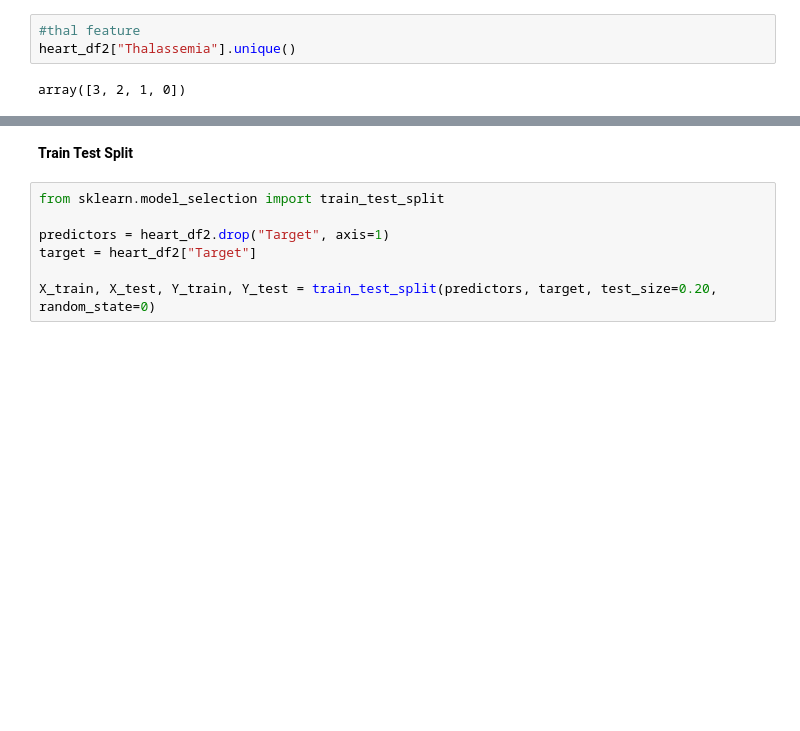
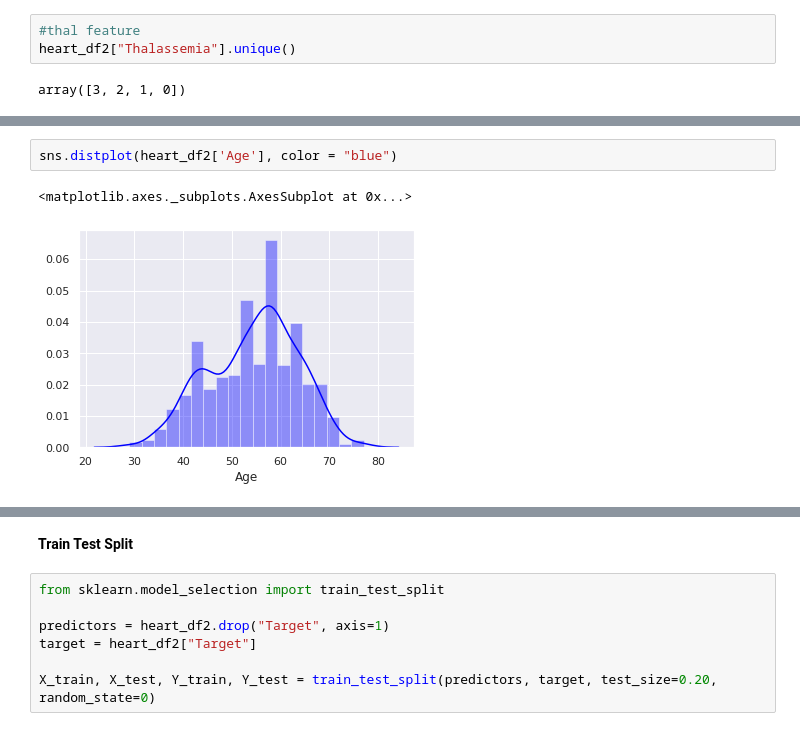
Before and after one commit to letisalbal/Final-Project, a Jupyter notebook: HeartDisease.ipynb, the cells around one changed output, grey strips where cells are left out. Saved outputs shown, nothing was run; the diff lists cells and outputs as text; blank space fills up the shorter version.

```diff
--- a/HeartDisease.ipynb
+++ b/HeartDisease.ipynb
@@ -301,0 +302,5 @@ sns.distplot(heart_df2['Thalassemia'], color = "green")
+# %%
+sns.distplot(heart_df2['Age'], color = "blue")
+# %% [output]
+<matplotlib.axes._subplots.AxesSubplot at 0x...>
+[figure, added]
```
Also changed, not shown: parts of 17 cells of this notebook.
